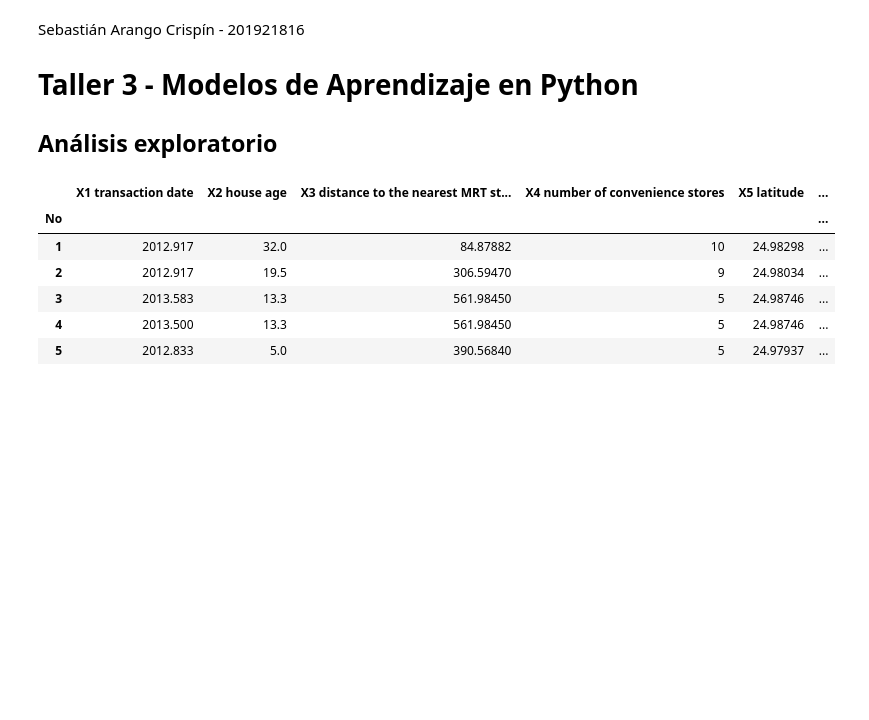
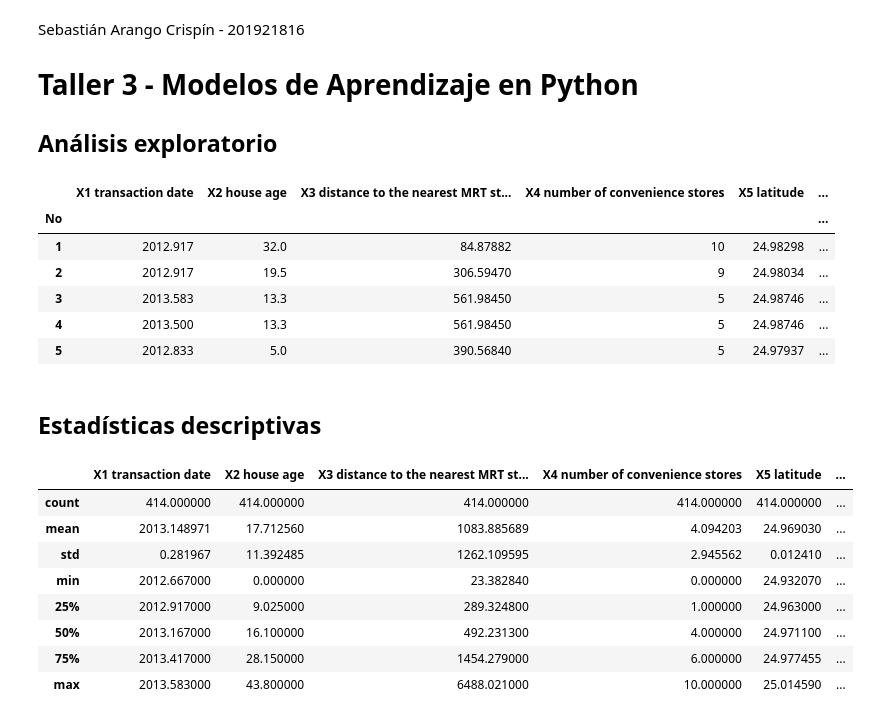
Before and after one commit to arangseb/Taller-3, a Jupyter notebook: taller_3_s.arango6.ipynb, the cells around one changed output. Saved outputs shown, nothing was run; the diff lists cells and outputs as text; code cells hidden in the pictures; blank space fills up the shorter version.

```diff
--- a/taller_3_s.arango6.ipynb
+++ b/taller_3_s.arango6.ipynb
@@ -17,3 +17,17 @@ data.head()
 | 3 | 2013.583 | 13.3 | 561.98450 | 5 | 24.98746 | ... |
 | 4 | 2013.500 | 13.3 | 561.98450 | 5 | 24.98746 | ... |
 | 5 | 2012.833 | 5.0 | 390.56840 | 5 | 24.97937 | ... |
+# %% [markdown]
+## Estadísticas descriptivas
+# %%
+data.describe()
+# %% [output]
+|  | X1 transaction date | X2 house age | X3 distance to the nearest MRT st... | X4 number of convenience stores | X5 latitude | ... |
+| count | 414.000000 | 414.000000 | 414.000000 | 414.000000 | 414.000000 | ... |
+| mean | 2013.148971 | 17.712560 | 1083.885689 | 4.094203 | 24.969030 | ... |
+| std | 0.281967 | 11.392485 | 1262.109595 | 2.945562 | 0.012410 | ... |
+| min | 2012.667000 | 0.000000 | 23.382840 | 0.000000 | 24.932070 | ... |
+| 25% | 2012.917000 | 9.025000 | 289.324800 | 1.000000 | 24.963000 | ... |
+| 50% | 2013.167000 | 16.100000 | 492.231300 | 4.000000 | 24.971100 | ... |
+| 75% | 2013.417000 | 28.150000 | 1454.279000 | 6.000000 | 24.977455 | ... |
+| max | 2013.583000 | 43.800000 | 6488.021000 | 10.000000 | 25.014590 | ... |
```
Also changed, not shown: parts of 3 cells of this notebook.
